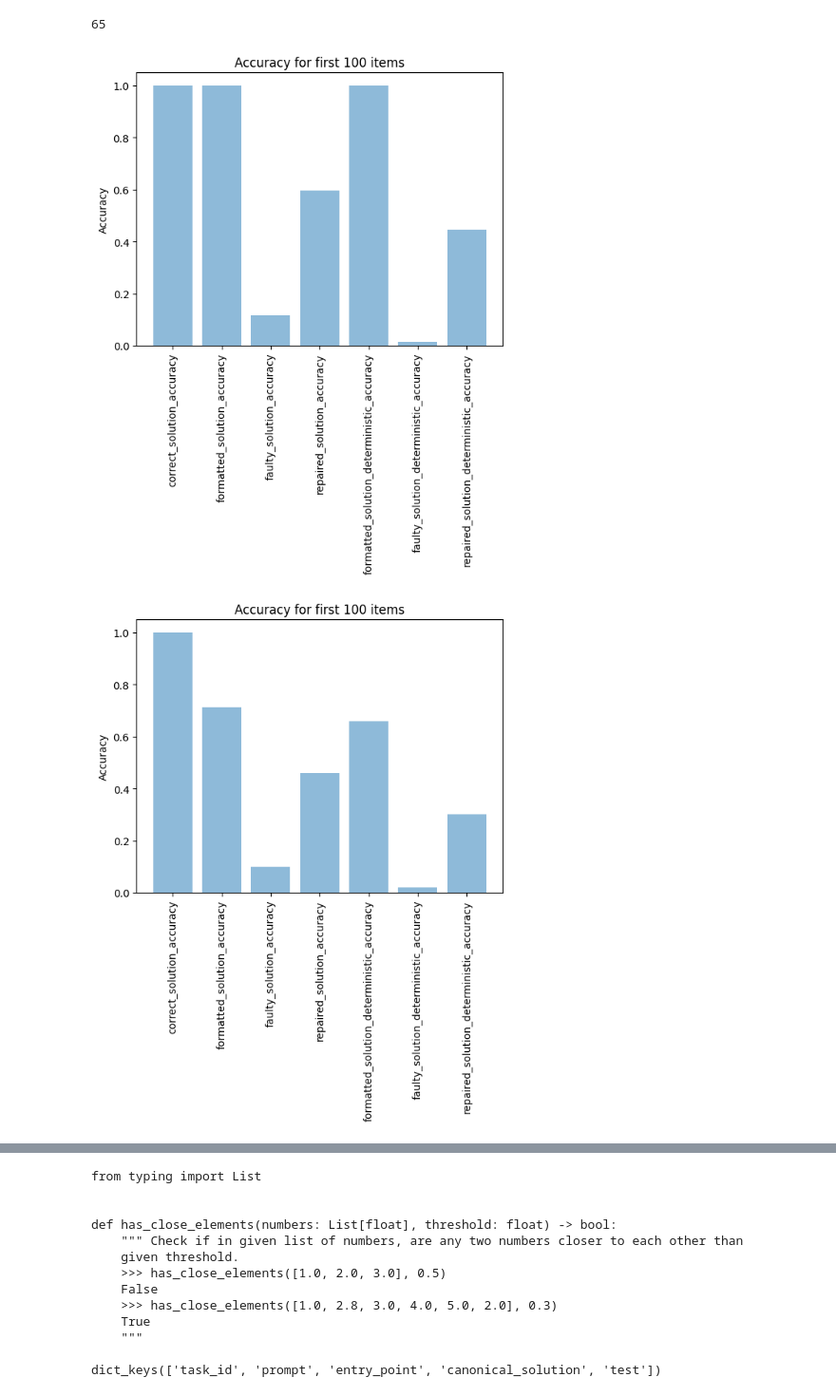
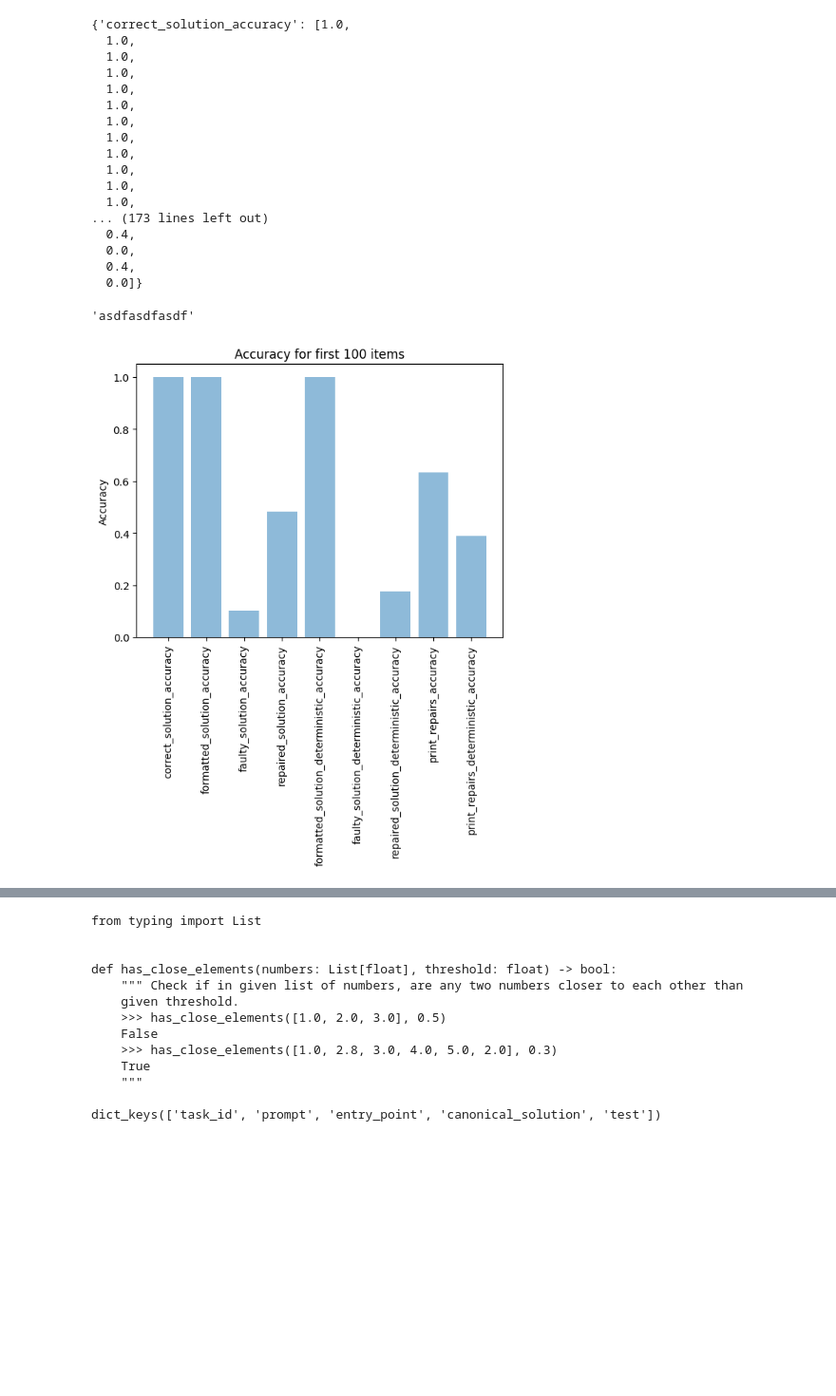
Before and after one commit to janphilippfranken/printllama, a Jupyter notebook: experiments/apps/debug.ipynb, the cells around one changed output, grey strips where cells are left out. Shown at 95% size. Drawn from its saved outputs; the diff is of its cells as text; code cells hidden in the pictures; blank space fills up the shorter version.

```diff
--- a/experiments/apps/debug.ipynb
+++ b/experiments/apps/debug.ipynb
@@ -1,6 +1,6 @@
 # %%
 from datasets import load_dataset
-ds = load_dataset('json', data_files="../../data/apps_intro_test_baseline.json", split='train')
+ds = load_dataset('json', data_files="../../data/apps_intro_test_printllama_0.json", split='train')
 ds
 # %% [output]
 Dataset({
@@ -9,10 +9,12 @@ Dataset({
 })
 # %%
+import numpy as np
+
 def get_accuracies(ds):
-    accuracies = {feature: [] for feature in ds.features if 'accur' in feature}
+    accuracies = {feature: [] for feature in ds.features if 'accur' in feature and 'print_returns' not in feature}
     for i in range(len(ds)):
         for feature in accuracies:
-            accuracies[feature].append(ds[i][feature])
+            accuracies[feature].append(np.mean(ds[i][feature]) if isinstance(ds[i][feature], list) else ds[i][feature])
 
     return accuracies
 
@@ -24,28 +26,48 @@ for feature in accuracies:
 # len(accuracies['baseline_repaired_solution_accuracy'])
 # plt.hist(accuracies['baseline_repaired_solution_accuracy'])
 len(filtered_accuracies['correct_solution_accuracy'])
-# accuracies
+accuracies
 # %% [output]
-65
+{'correct_solution_accuracy': [1.0,
+  1.0,
+  1.0,
+  1.0,
+  1.0,
+  1.0,
+  1.0,
+  1.0,
+  1.0,
+  1.0,
+  1.0,
+  1.0,
+... (173 lines left out)
+  0.4,
+  0.0,
+  0.4,
+  0.0]}
+# %%
+a = 'asdfasdfasdf'
+a[:200]
+# %% [output]
+'asdfasdfasdf'
 # %%
 import matplotlib.pyplot as plt
 import numpy as np
 
 def plot_accuracies(accuracies):
     # Ensure 'accuracies' is a dictionary with lists (or arrays) of values
     feature_names = list(accuracies.keys())
     mean_accuracies = [np.mean(accuracies[feature]) for feature in accuracies]
 
     plt.bar(range(len(mean_accuracies)), mean_accuracies, align='center', alpha=0.5)
     plt.xticks(range(len(feature_names)), [f for f in feature_names], rotation=90)
     plt.ylabel('Accuracy')
     plt.title('Accuracy for first 100 items')
 
 
     plt.show()
 
 plot_accuracies(filtered_accuracies)
-plot_accuracies(accuracies)
+# plot_accuracies(accuracies)
 # %% [output]
-[figure, old version]
+[figure, new version]
-[figure, removed]
```
Also changed, not shown: parts of 12 cells of this notebook, 3 other files.
